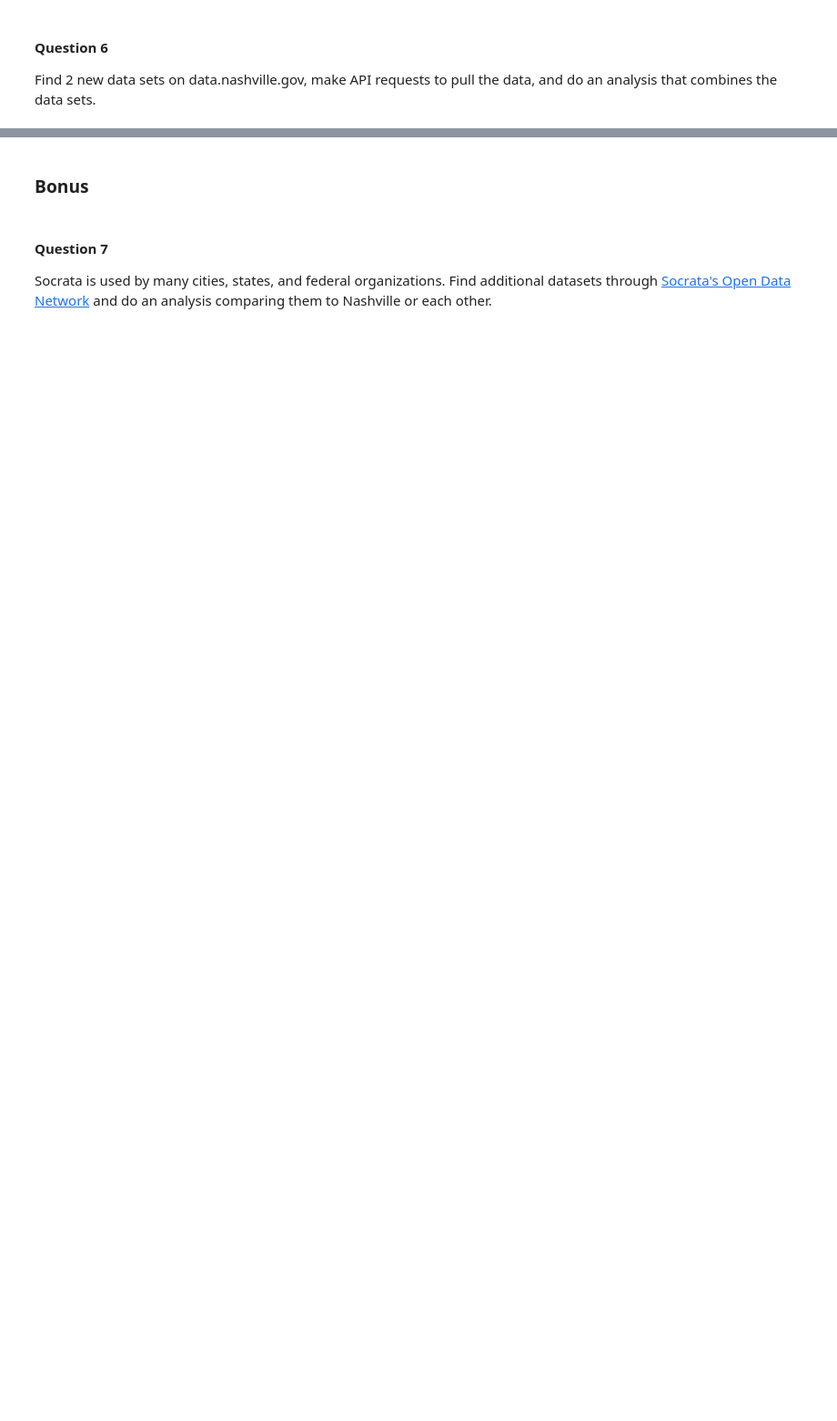
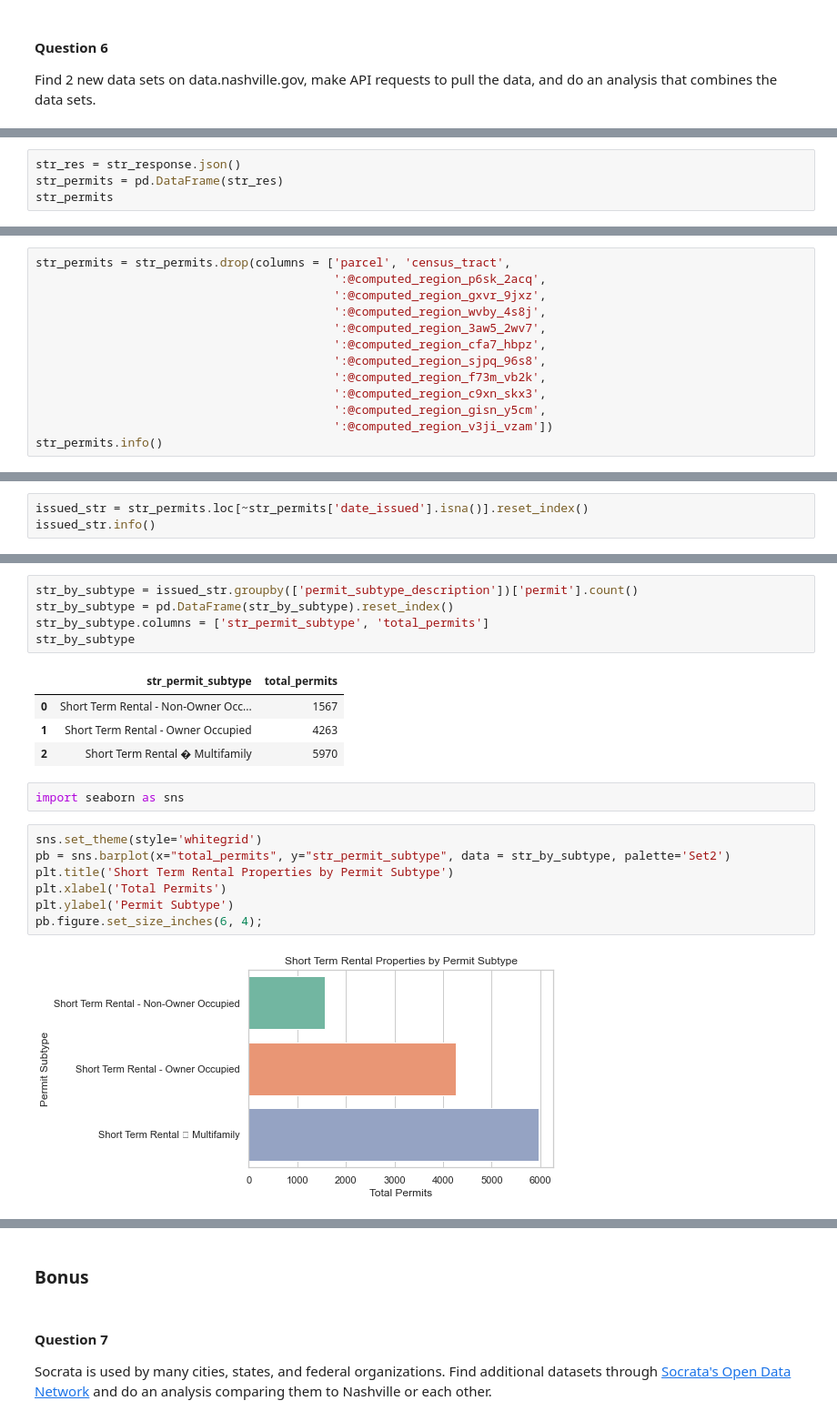
Before and after one commit to MWeissSharp/socrata-api-MWeissSharp, a Jupyter notebook: notebooks/mews_nash_gov_api_project.ipynb, the cells around one changed output, grey strips where cells are left out. Shown at 91% size. Drawn from its saved outputs; the diff is of its cells as text; blank space fills up the shorter version.

```diff
--- a/notebooks/mews_nash_gov_api_project.ipynb
+++ b/notebooks/mews_nash_gov_api_project.ipynb
@@ -193,0 +540,4 @@ Find 2 new data sets on data.nashville.gov, make API requests to pull the data,
+# %%
+str_res = str_response.json()
+str_permits = pd.DataFrame(str_res)
+str_permits
@@ -193,0 +622,13 @@ Find 2 new data sets on data.nashville.gov, make API requests to pull the data,
+# %%
+str_permits = str_permits.drop(columns = ['parcel', 'census_tract',
+                                          ':@computed_region_p6sk_2acq',
+                                          ':@computed_region_gxvr_9jxz',
+                                          ':@computed_region_wvby_4s8j',
+                                          ':@computed_region_3aw5_2wv7',
+                                          ':@computed_region_cfa7_hbpz',
+                                          ':@computed_region_sjpq_96s8',
+                                          ':@computed_region_f73m_vb2k',
+                                          ':@computed_region_c9xn_skx3',
+                                          ':@computed_region_gisn_y5cm',
+                                          ':@computed_region_v3ji_vzam'])
+str_permits.info()
@@ -193,0 +833,3 @@ Find 2 new data sets on data.nashville.gov, make API requests to pull the data,
+# %%
+issued_str = str_permits.loc[~str_permits['date_issued'].isna()].reset_index()
+issued_str.info()
@@ -193,0 +854,21 @@ Find 2 new data sets on data.nashville.gov, make API requests to pull the data,
+# %%
+str_by_subtype = issued_str.groupby(['permit_subtype_description'])['permit'].count()
+str_by_subtype = pd.DataFrame(str_by_subtype).reset_index()
+str_by_subtype.columns = ['str_permit_subtype', 'total_permits']
+str_by_subtype
+# %% [output]
+|  | str_permit_subtype | total_permits |
+| 0 | Short Term Rental - Non-Owner Occ... | 1567 |
+| 1 | Short Term Rental - Owner Occupied | 4263 |
+| 2 | Short Term Rental � Multifamily | 5970 |
+# %%
+import seaborn as sns
+# %%
+sns.set_theme(style='whitegrid')
+pb = sns.barplot(x="total_permits", y="str_permit_subtype", data = str_by_subtype, palette='Set2')
+plt.title('Short Term Rental Properties by Permit Subtype')
+plt.xlabel('Total Permits')
+plt.ylabel('Permit Subtype')
+pb.figure.set_size_inches(6, 4);
+# %% [output]
+[figure, added]
```
Also changed, not shown: parts of 50 cells of this notebook.
